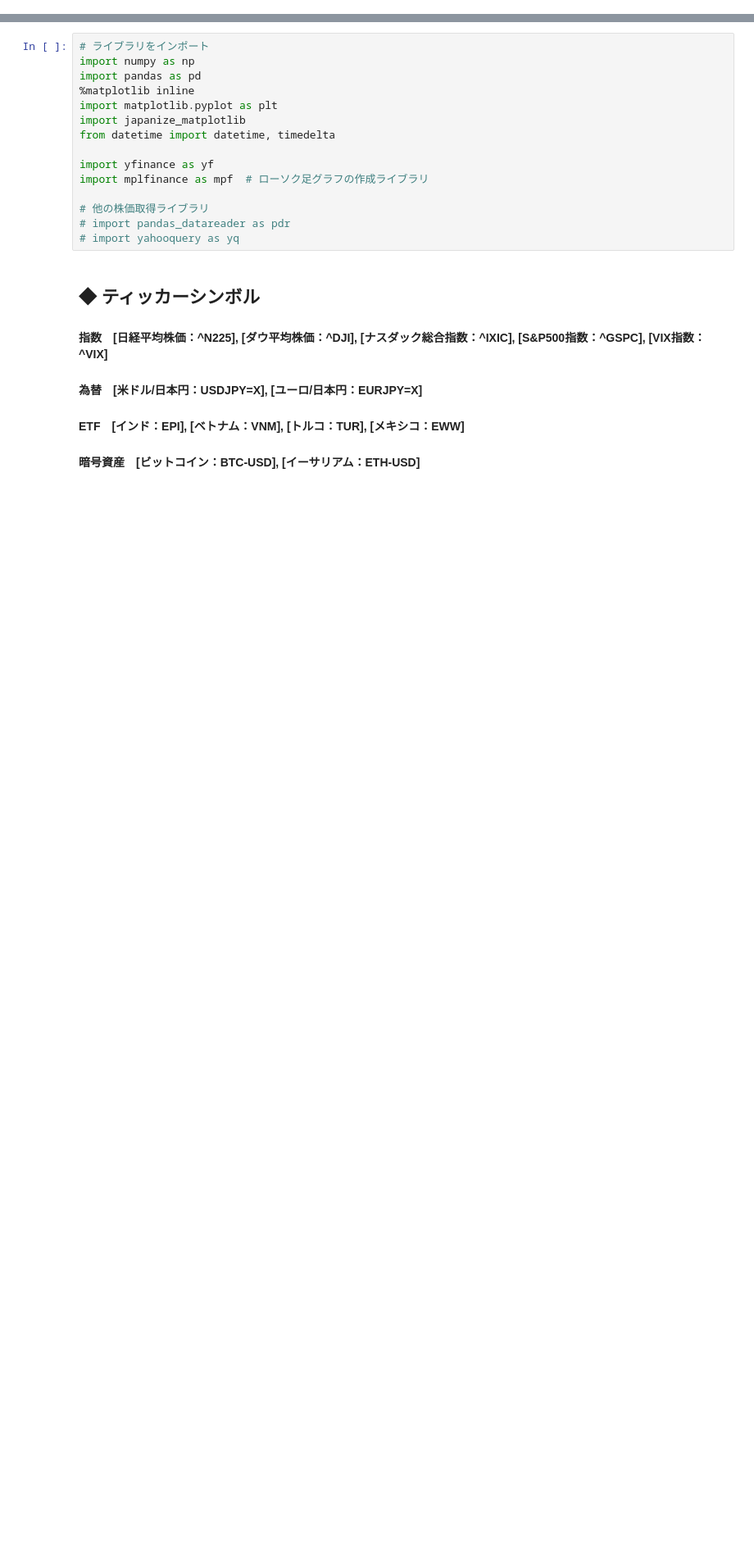
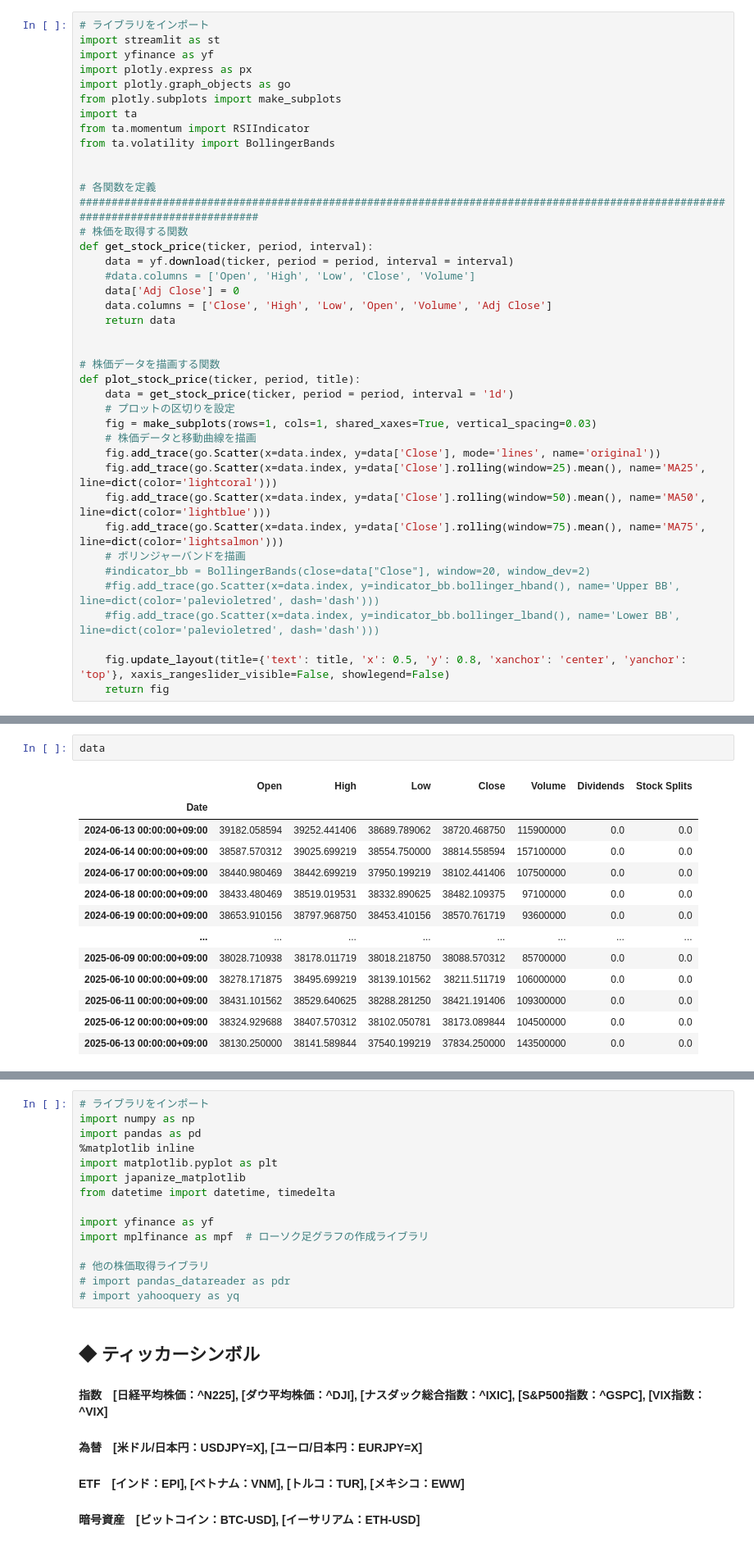
Before and after one commit to Shota0525/streamlit_stock_app, a Jupyter notebook: 01_test1.ipynb, the cells around one changed output, grey strips where cells are left out. Shown at 82% size. Saved outputs shown, nothing was run; the diff lists cells and outputs as text; blank space fills up the shorter version.

```diff
--- a/01_test1.ipynb
+++ b/01_test1.ipynb
@@ -0,0 +23,39 @@
+# %%
+# ライブラリをインポート
+import streamlit as st
+import yfinance as yf
+import plotly.express as px
+import plotly.graph_objects as go
+from plotly.subplots import make_subplots
+import ta
+from ta.momentum import RSIIndicator
+from ta.volatility import BollingerBands
+
+
+# 各関数を定義 #################################################################################################################################
+# 株価を取得する関数
+def get_stock_price(ticker, period, interval):
+    data = yf.download(ticker, period = period, interval = interval)
+    #data.columns = ['Open', 'High', 'Low', 'Close', 'Volume']
+    data['Adj Close'] = 0
+    data.columns = ['Close', 'High', 'Low', 'Open', 'Volume', 'Adj Close']
+    return data
+
+
+# 株価データを描画する関数
+def plot_stock_price(ticker, period, title):
+    data = get_stock_price(ticker, period = period, interval = '1d')
+    # プロットの区切りを設定
+    fig = make_subplots(rows=1, cols=1, shared_xaxes=True, vertical_spacing=0.03)
+    # 株価データと移動曲線を描画
+    fig.add_trace(go.Scatter(x=data.index, y=data['Close'], mode='lines', name='original'))
+    fig.add_trace(go.Scatter(x=data.index, y=data['Close'].rolling(window=25).mean(), name='MA25', line=dict(color='lightcoral')))
+    fig.add_trace(go.Scatter(x=data.index, y=data['Close'].rolling(window=50).mean(), name='MA50', line=dict(color='lightblue')))
+    fig.add_trace(go.Scatter(x=data.index, y=data['Close'].rolling(window=75).mean(), name='MA75', line=dict(color='lightsalmon')))
+    # ボリンジャーバンドを描画
+    #indicator_bb = BollingerBands(close=data["Close"], window=20, window_dev=2)
+    #fig.add_trace(go.Scatter(x=data.index, y=indicator_bb.bollinger_hband(), name='Upper BB', line=dict(color='palevioletred', dash='dash')))
+    #fig.add_trace(go.Scatter(x=data.index, y=indicator_bb.bollinger_lband(), name='Lower BB', line=dict(color='palevioletred', dash='dash')))
+
+    fig.update_layout(title={'text': title, 'x': 0.5, 'y': 0.8, 'xanchor': 'center', 'yanchor': 'top'}, xaxis_rangeslider_visible=False, showlegend=False)
+    return fig
@@ -0,0 +127,16 @@
+# %%
+data
+# %% [output]
+|  | Open | High | Low | Close | Volume | Dividends | Stock Splits |
+| Date |  |  |  |  |  |  |  |
+| 2024-06-13 00:00:00+09:00 | 39182.058594 | 39252.441406 | 38689.789062 | 38720.468750 | 115900000 | 0.0 | 0.0 |
+| 2024-06-14 00:00:00+09:00 | 38587.570312 | 39025.699219 | 38554.750000 | 38814.558594 | 157100000 | 0.0 | 0.0 |
+| 2024-06-17 00:00:00+09:00 | 38440.980469 | 38442.699219 | 37950.199219 | 38102.441406 | 107500000 | 0.0 | 0.0 |
+| 2024-06-18 00:00:00+09:00 | 38433.480469 | 38519.019531 | 38332.890625 | 38482.109375 | 97100000 | 0.0 | 0.0 |
+| 2024-06-19 00:00:00+09:00 | 38653.910156 | 38797.968750 | 38453.410156 | 38570.761719 | 93600000 | 0.0 | 0.0 |
+| ... | ... | ... | ... | ... | ... | ... | ... |
+| 2025-06-09 00:00:00+09:00 | 38028.710938 | 38178.011719 | 38018.218750 | 38088.570312 | 85700000 | 0.0 | 0.0 |
+| 2025-06-10 00:00:00+09:00 | 38278.171875 | 38495.699219 | 38139.101562 | 38211.511719 | 106000000 | 0.0 | 0.0 |
+| 2025-06-11 00:00:00+09:00 | 38431.101562 | 38529.640625 | 38288.281250 | 38421.191406 | 109300000 | 0.0 | 0.0 |
+| 2025-06-12 00:00:00+09:00 | 38324.929688 | 38407.570312 | 38102.050781 | 38173.089844 | 104500000 | 0.0 | 0.0 |
+| 2025-06-13 00:00:00+09:00 | 38130.250000 | 38141.589844 | 37540.199219 | 37834.250000 | 143500000 | 0.0 | 0.0 |
```
Also changed, not shown: parts of 14 cells of this notebook, 6 other files.
